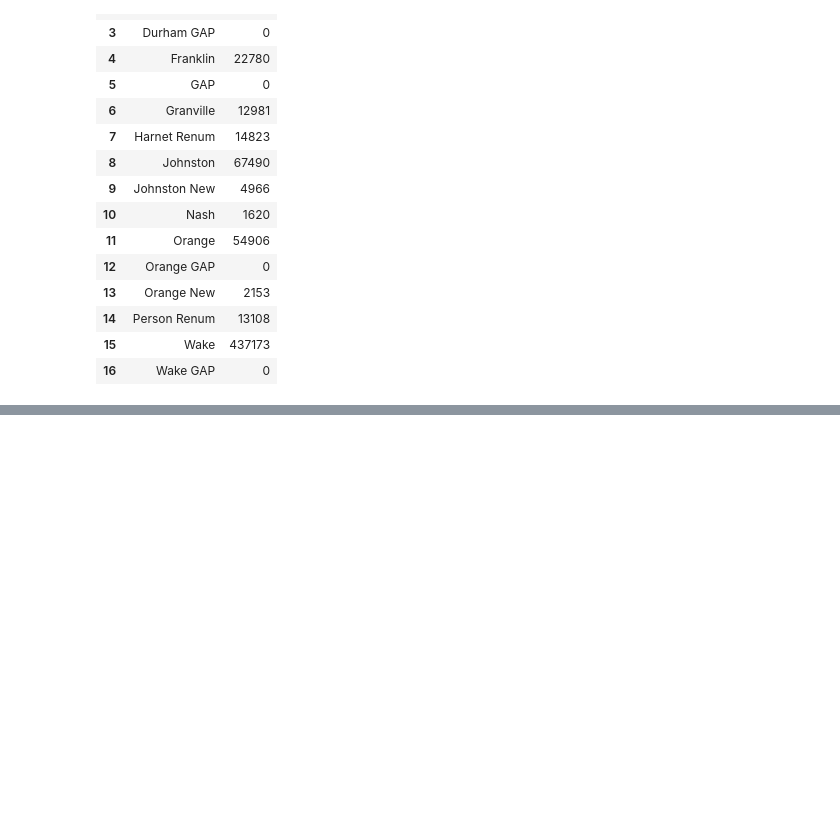
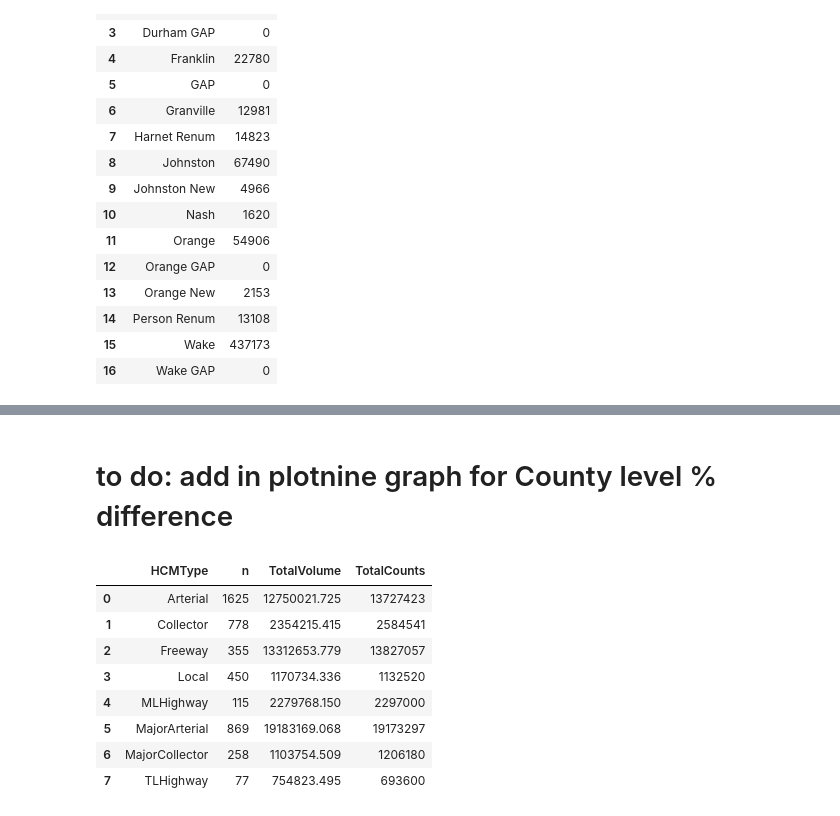
Before and after one commit to JFord-DCHCMPO/TRMG2_Analyses, a Jupyter notebook: TRMG2_Analyses.ipynb, the cells around one changed output, grey strips where cells are left out. Saved outputs shown, nothing was run; the diff lists cells and outputs as text; code cells hidden in the pictures; blank space fills up the shorter version.

```diff
--- a/TRMG2_Analyses.ipynb
+++ b/TRMG2_Analyses.ipynb
@@ -92,0 +170,29 @@ hwy_2016_v6 = dk.GetDataFrameFromBin(inpFname)
+# %% [markdown]
+# to do: add in plotnine graph for County level % difference
+# %%
+##Recreate count_comparison_by_ft_and_at.csv
+
+
+count_comparison_by_ft_and_at = (
+hwy_2016_g2
+    >>filter(_.HCMType !="CC")
+    >>filter(_.DailyCount>0)
+    >>group_by(_.HCMType)
+    >>summarize(n = _.DailyCount.count(),
+                TotalVolume =_.Total_Flow_Daily.sum(),
+                TotalCounts = _.DailyCount.sum())
+
+
+)
+
+count_comparison_by_ft_and_at
+# %% [output]
+|  | HCMType | n | TotalVolume | TotalCounts |
+| 0 | Arterial | 1625 | 12750021.725 | 13727423 |
+| 1 | Collector | 778 | 2354215.415 | 2584541 |
+| 2 | Freeway | 355 | 13312653.779 | 13827057 |
+| 3 | Local | 450 | 1170734.336 | 1132520 |
+| 4 | MLHighway | 115 | 2279768.150 | 2297000 |
+| 5 | MajorArterial | 869 | 19183169.068 | 19173297 |
+| 6 | MajorCollector | 258 | 1103754.509 | 1206180 |
+| 7 | TLHighway | 77 | 754823.495 | 693600 |
```
Also changed, not shown: parts of 7 cells of this notebook.
